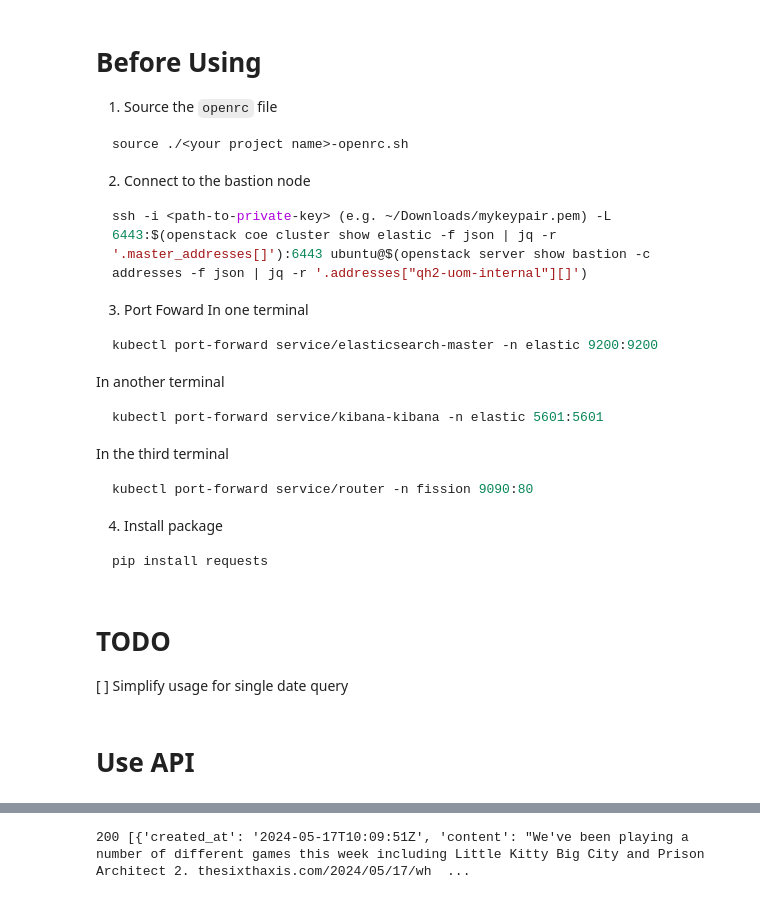
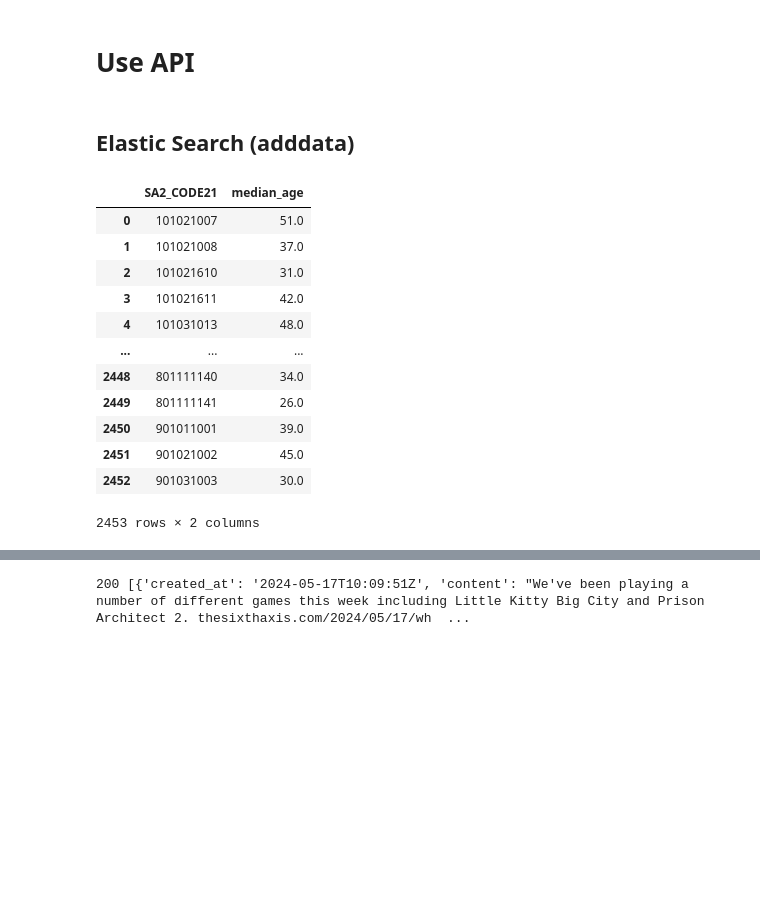
Before and after one commit to chris0311/COMP90024-Project2, a Jupyter notebook: Fission_ElasticSearch/api_example.ipynb, the cells around one changed output, grey strips where cells are left out. Cells and saved outputs as stored; diff of their text form; code cells hidden in the pictures; blank space fills up the shorter version.

````diff
--- a/Fission_ElasticSearch/api_example.ipynb
+++ b/Fission_ElasticSearch/api_example.ipynb
@@ -1,30 +0,0 @@
-# %% [markdown]
-# Before Using
-1. Source the `openrc` file
-```shell
-source ./<your project name>-openrc.sh
-```
-2. Connect to the bastion node
-```shell
-ssh -i <path-to-private-key> (e.g. ~/Downloads/mykeypair.pem) -L 6443:$(openstack coe cluster show elastic -f json | jq -r '.master_addresses[]'):6443 ubuntu@$(openstack server show bastion -c addresses -f json | jq -r '.addresses["qh2-uom-internal"][]')
-```
-3. Port Foward
-In one terminal
-```shell
-kubectl port-forward service/elasticsearch-master -n elastic 9200:9200
-```
-In another terminal
-```sh
-kubectl port-forward service/kibana-kibana -n elastic 5601:5601
-```
-In the third terminal
-```sh
-kubectl port-forward service/router -n fission 9090:80
-```
-4. Install package
-```sh
-pip install requests
-```
-# %% [markdown]
-# TODO
-[ ] Simplify usage for single date query
@@ -31,2 +5,30 @@ pip install requests
 # %% [markdown]
 # Use API
+# %% [markdown]
+## Elastic Search (adddata)
+# %%
+with open('../sa2.json', 'r') as file:
+    age = json.load(file)
+
+sa2_data = []
+for feature in age['features']:
+    sa2_code = feature['properties']['sa2_code_2021']
+    median_age = feature['properties']['median_age_persons']
+    sa2_data.append({'SA2_CODE21': sa2_code, 'median_age': median_age})
+
+sa2_df = pd.DataFrame(sa2_data)
+sa2_df
+# %% [output]
+|  | SA2_CODE21 | median_age |
+| 0 | 101021007 | 51.0 |
+| 1 | 101021008 | 37.0 |
+| 2 | 101021610 | 31.0 |
+| 3 | 101021611 | 42.0 |
+| 4 | 101031013 | 48.0 |
+| ... | ... | ... |
+| 2448 | 801111140 | 34.0 |
+| 2449 | 801111141 | 26.0 |
+| 2450 | 901011001 | 39.0 |
+| 2451 | 901021002 | 45.0 |
+| 2452 | 901031003 | 30.0 |
+2453 rows × 2 columns
````
Also changed, not shown: parts of 21 cells of this notebook.
